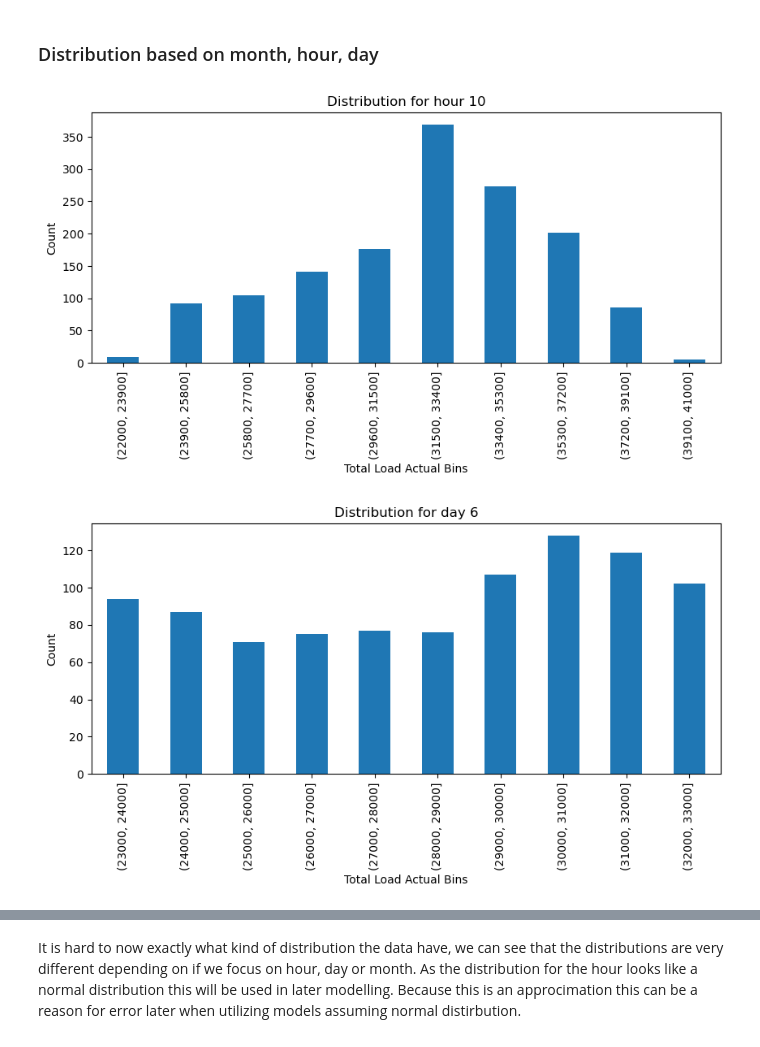
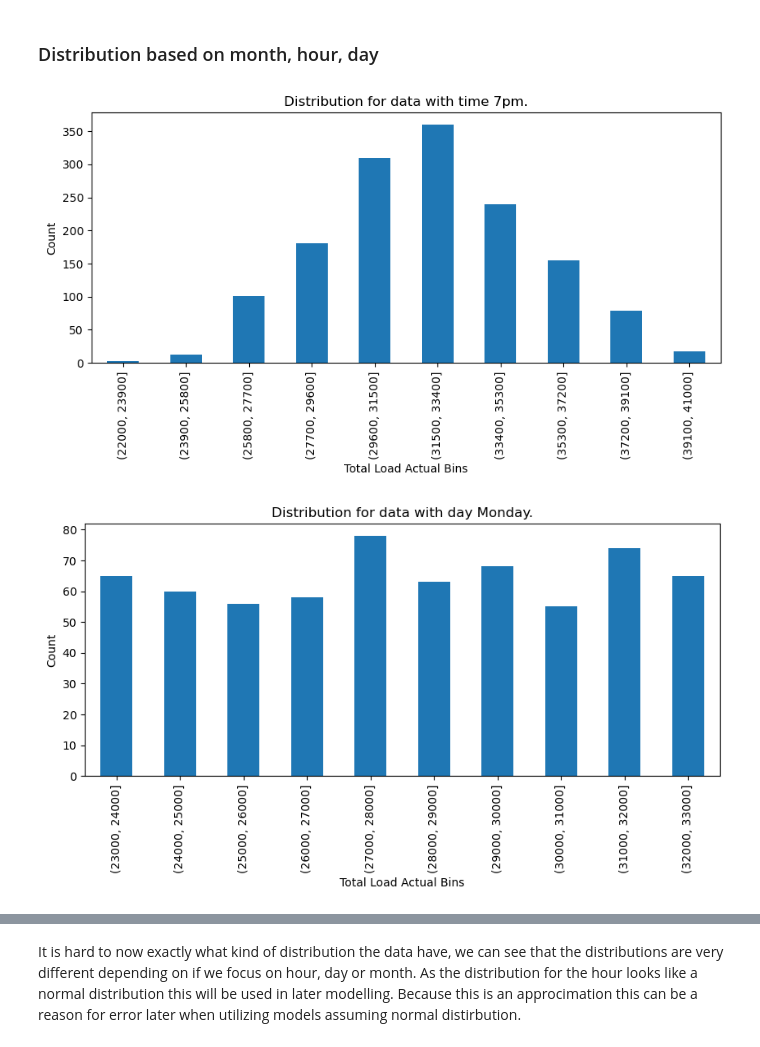
Before and after one commit to siljeberiksen/AI-in-industry, a Jupyter notebook: exam.ipynb, the cells around one changed output, grey strips where cells are left out. Drawn from its saved outputs; the diff is of its cells as text; code cells hidden in the pictures.

```diff
--- a/exam.ipynb
+++ b/exam.ipynb
@@ -222,24 +222,24 @@ def distribution_type(data, bins, text):
 # %%
 
 # Assuming total_load_df is already defined and has a DateTimeIndex
 
-# Filter to include only entries at 10:00 AM
-ten_am_load = total_load_df[total_load_df.index.hour == 10].copy()  # Make a copy to avoid the warning
+# Filter to include only entries at 7 PM
+ten_am_load = total_load_df[total_load_df.index.hour == 19].copy()  # Make a copy to avoid the warning
 
 # Define the range and bins for 'total load actual' values
 bins = pd.interval_range(start=22000, end=41000, periods=10)
 
-distribution_type(ten_am_load, bins, "Distribution for hour 10")
+distribution_type(ten_am_load, bins, "Distribution for data with time 7pm.")
 
 #day
-day_2= total_load_df[total_load_df.index.day == 6].copy()
+day_2= total_load_df[total_load_df.index.day == 1].copy()
 bins = pd.interval_range(start=23000, end=33000, periods=10)
-distribution_type(day_2, bins, "Distribution for day 6")
+distribution_type(day_2, bins, "Distribution for data with day Monday.")
 
 #month
-month = total_load_df[total_load_df.index.month == 1].copy()
+month = total_load_df[total_load_df.index.month == 6].copy()
 bins = pd.interval_range(start=24000, end=35000, periods=10)
-distribution_type(month, bins, "Distribution for month 1")
+distribution_type(month, bins, "Distribution for data with month June.")
 # %% [output]
-[figure, old version]
+[figure, new version]
-[figure, old version]
+[figure, new version]
```
Also changed, not shown: parts of 7 cells of this notebook, 1 other file.
